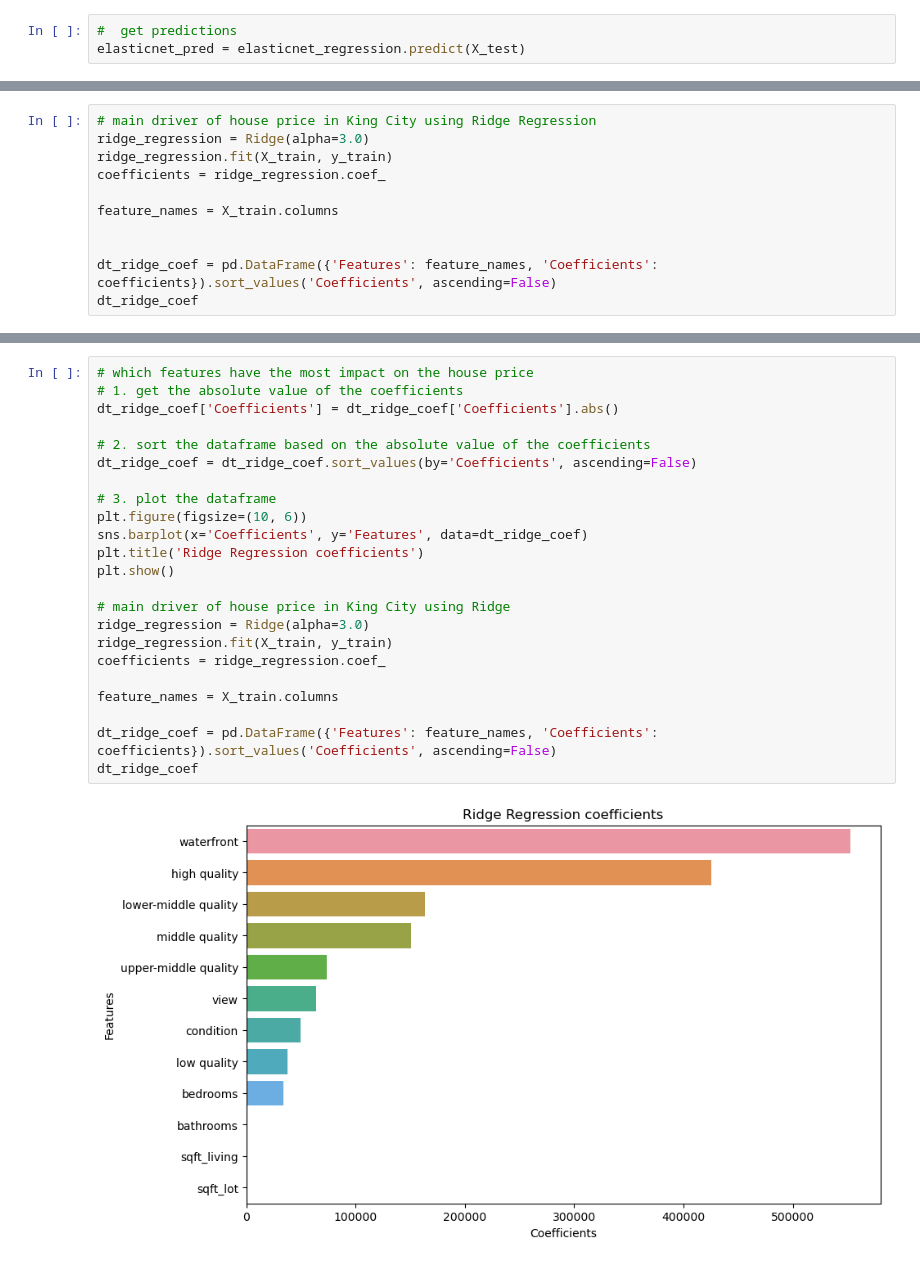
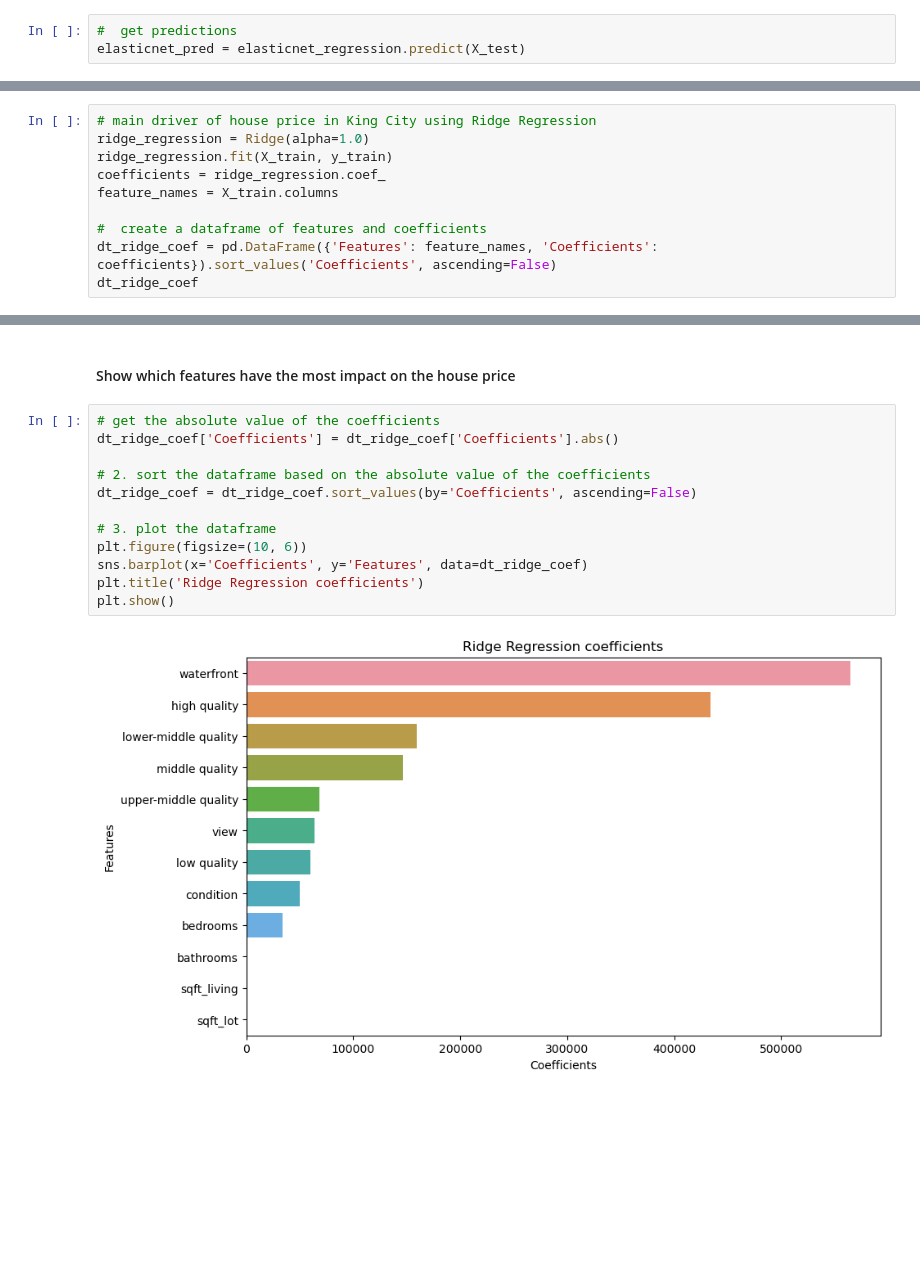
Before and after one commit to Dianalxy1/schulich_date_science, a Jupyter notebook: class_7/Assignment_3.ipynb, the cells around one changed output, grey strips where cells are left out. Saved outputs shown, nothing was run; the diff lists cells and outputs as text; blank space fills up the shorter version.

```diff
--- a/class_7/Assignment_3.ipynb
+++ b/class_7/Assignment_3.ipynb
@@ -580,12 +614,11 @@ ElasticNet RMSE: 329060.5208625003
 # %%
 # main driver of house price in King City using Ridge Regression
-ridge_regression = Ridge(alpha=3.0)
+ridge_regression = Ridge(alpha=1.0)
 ridge_regression.fit(X_train, y_train)
 coefficients = ridge_regression.coef_
-
 feature_names = X_train.columns
 
-
+#  create a dataframe of features and coefficients
 dt_ridge_coef = pd.DataFrame({'Features': feature_names, 'Coefficients': coefficients}).sort_values('Coefficients', ascending=False)
 dt_ridge_coef
 # %% [output]
@@ -612,25 +660,16 @@ plt.show()
+# %% [markdown]
+#### Show which features have the most impact on the house price
 # %%
-# which features have the most impact on the house price
-# 1. get the absolute value of the coefficients
+# get the absolute value of the coefficients
 dt_ridge_coef['Coefficients'] = dt_ridge_coef['Coefficients'].abs()
 
 # 2. sort the dataframe based on the absolute value of the coefficients
 dt_ridge_coef = dt_ridge_coef.sort_values(by='Coefficients', ascending=False)
 
 # 3. plot the dataframe
 plt.figure(figsize=(10, 6))
 sns.barplot(x='Coefficients', y='Features', data=dt_ridge_coef)
 plt.title('Ridge Regression coefficients')
 plt.show()
-
-# main driver of house price in King City using Ridge
-ridge_regression = Ridge(alpha=3.0)
-ridge_regression.fit(X_train, y_train)
-coefficients = ridge_regression.coef_
-
-feature_names = X_train.columns
-
-dt_ridge_coef = pd.DataFrame({'Features': feature_names, 'Coefficients': coefficients}).sort_values('Coefficients', ascending=False)
-dt_ridge_coef
 # %% [output]
-[figure, old version]
+[figure, new version]
```
Also changed, not shown: parts of 42 cells of this notebook.
